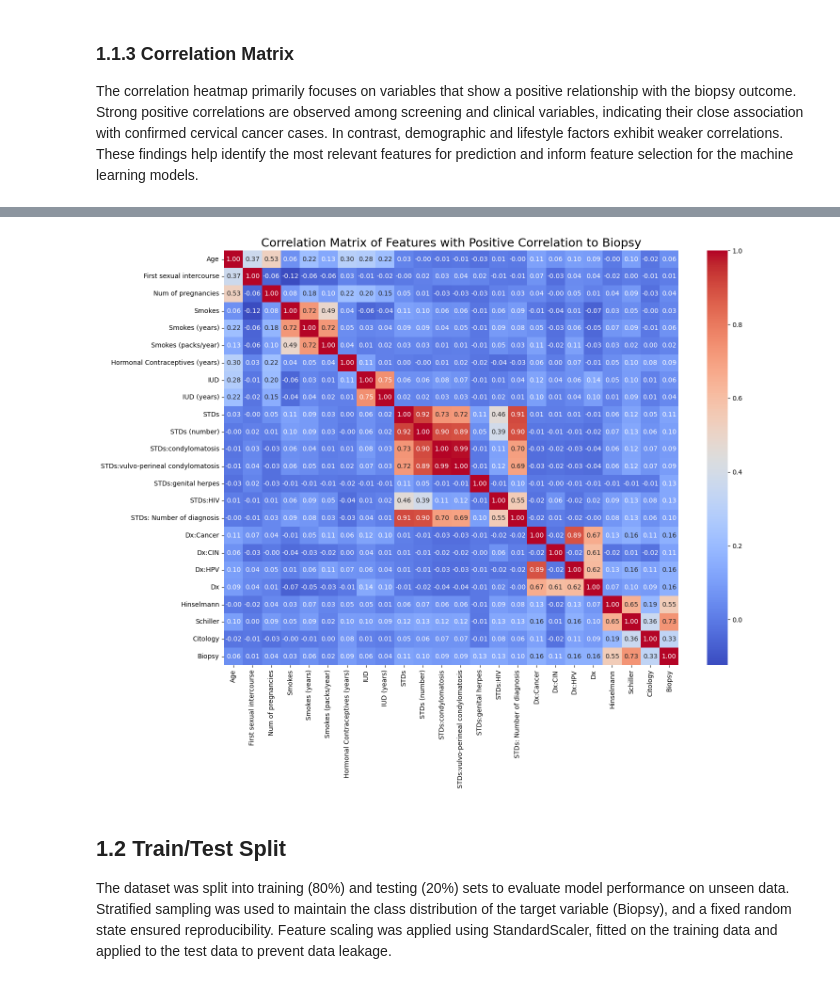
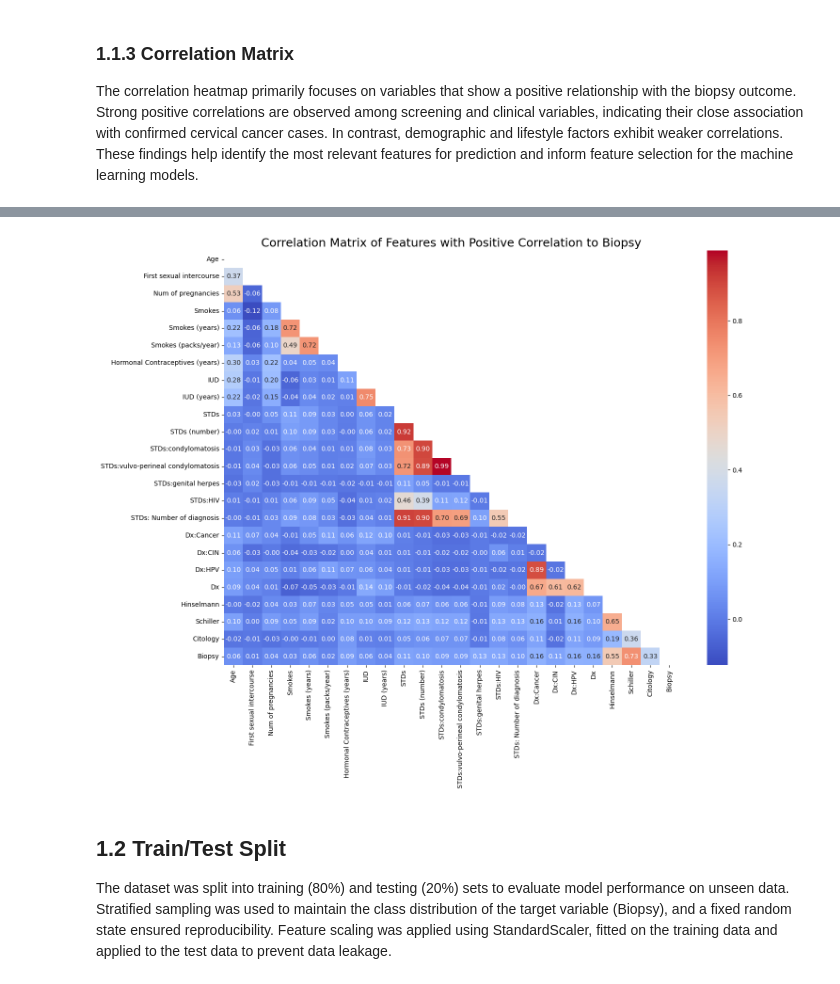
Before and after one commit to opeoluwa22/Lifestyle-Based-Cervical-Cancer-Risk-Prediction-, a Jupyter notebook: CERVICAL_CANCER_PREDICTION.ipynb, the cells around one changed output, grey strips where cells are left out. Cells and saved outputs as stored; diff of their text form; code cells hidden in the pictures.

Commit message:
improved the plots

```diff
--- a/CERVICAL_CANCER_PREDICTION.ipynb
+++ b/CERVICAL_CANCER_PREDICTION.ipynb
@@ -171,3 +139,21 @@ The lifestyle visualizations reveal that most of these risk factors, such as 'Fi
 ### 1.1.3 Correlation Matrix
 The correlation heatmap primarily focuses on variables that show a positive relationship with the biopsy outcome. Strong positive correlations are observed among screening and clinical variables, indicating their close association with confirmed cervical cancer cases. In contrast, demographic and lifestyle factors exhibit weaker correlations.
 These findings help identify the most relevant features for prediction and inform feature selection for the machine learning models.
+# %%
+# Assign the 'Biopsy' column as the target variable (y)
+y = data['Biopsy']
+
+# Calculate correlation with 'Biopsy'
+biopsy_corr = data.corr()['Biopsy']
+
+# Select features with positive correlation to 'Biopsy'
+# Exclude 'Biopsy' itself and the specified columns
+positive_corr_features = biopsy_corr[biopsy_corr > 0].index.tolist()
+
+# Remove target and other unwanted columns from the feature list if they are in it
+exclude_cols = ['Biopsy', 'Hinselmann', 'Schiller', 'Citology']
+X_cols = [col for col in positive_corr_features if col not in exclude_cols]
+
+# Assign the selected columns as feature variables (X)
+X = data[X_cols]
+X.info()
@@ -174,26 +178,41 @@ These findings help identify the most relevant features for prediction and infor
 # %%
 def plot_positive_correlation_matrix(data, filename='positive_correlation_matrix.png'):
+    import numpy as np
+    import matplotlib.pyplot as plt
+    import seaborn as sns
+
     biopsy_corr = data.corr()['Biopsy']
     positive_corr_features = biopsy_corr[biopsy_corr > 0].index.tolist()
 
-    # Ensure 'Biopsy' itself is included for the heatmap
+    # Ensure 'Biopsy' is included
     if 'Biopsy' not in positive_corr_features:
         positive_corr_features.append('Biopsy')
 
     filtered_data = data[positive_corr_features]
+    corr_matrix = filtered_data.corr()
+
+    # Mask upper triangle to remove repetition
+    mask = np.triu(np.ones_like(corr_matrix, dtype=bool))
 
     plt.figure(figsize=(15, 12))
-    sns.heatmap(filtered_data.corr(), annot=True, cmap='coolwarm', fmt=".2f")
+    sns.heatmap(
+        corr_matrix,
+        mask=mask,
+        annot=True,
+        cmap='coolwarm',
+        fmt=".2f"
+    )
+
     plt.title('Correlation Matrix of Features with Positive Correlation to Biopsy', fontsize=18)
     plt.xticks(rotation=90)
     plt.yticks(rotation=0)
     plt.tight_layout()
     plt.savefig(filename)
     plt.show()
 
 plot_positive_correlation_matrix(data)
 # %% [output]
-[figure, old version]
+[figure, new version]
 # %% [markdown]
 ## **1.2 Train/Test Split**
 
```
Also changed, not shown: parts of 43 cells of this notebook.
